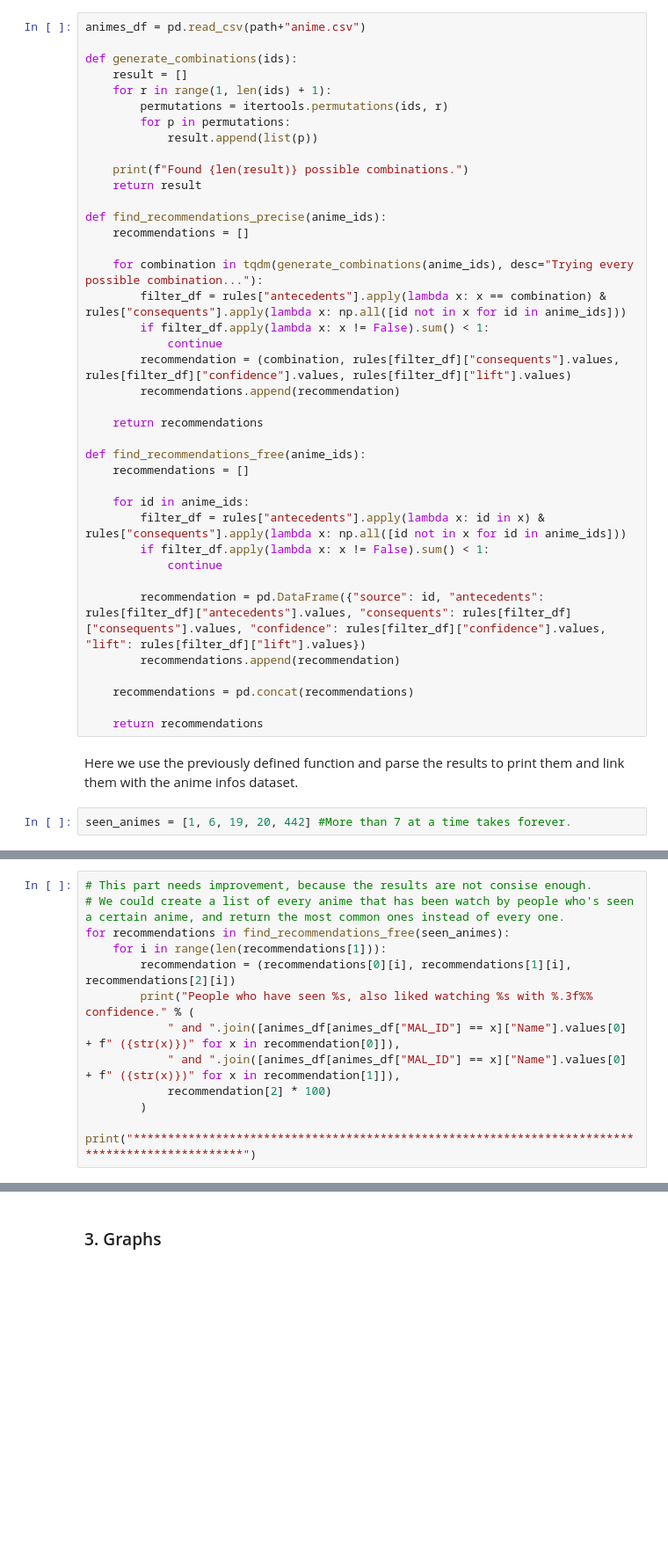
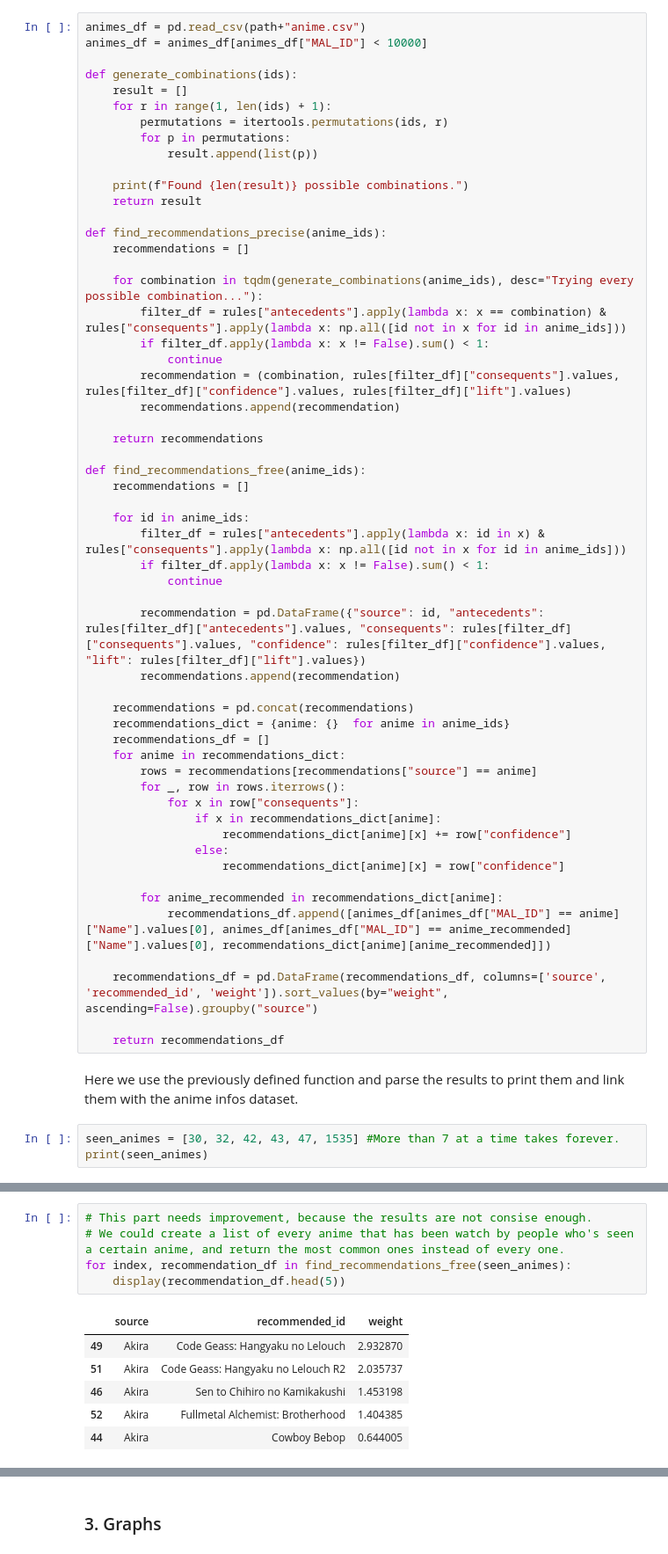
Before and after one commit to Tonin386/julius, a Jupyter notebook: Playlist automation.ipynb, the cells around one changed output, grey strips where cells are left out. Shown: that part at 88% size. Cells and saved outputs as stored; diff of their text form; blank space fills up the shorter version.

Commit message:
Finally coded the new free recommendation algorithm. Only graphs left!

````diff
--- a/Playlist automation.ipynb
+++ b/Playlist automation.ipynb
@@ -109,6 +114,7 @@ These functions are designed to parse and filter the results of the detected rul
 ```find_recommendations_free``` will look for every occurence of each anime id in the rules, even if the antecedents frozen set isn't containing only the given id. (*__This needs improvement__*)
 # %%
 animes_df = pd.read_csv(path+"anime.csv")
+animes_df = animes_df[animes_df["MAL_ID"] < 10000]
 
 def generate_combinations(ids):
 	result = []
@@ -144,9 +150,25 @@ def find_recommendations_free(anime_ids):
 		recommendations.append(recommendation)
 
 	recommendations = pd.concat(recommendations)
+	recommendations_dict = {anime: {}  for anime in anime_ids}
+	recommendations_df = []
+	for anime in recommendations_dict:
+		rows = recommendations[recommendations["source"] == anime]
+		for _, row in rows.iterrows():
+			for x in row["consequents"]:
+				if x in recommendations_dict[anime]:
+					recommendations_dict[anime][x] += row["confidence"]
+				else:
+					recommendations_dict[anime][x] = row["confidence"]
 
-	return recommendations
+		for anime_recommended in recommendations_dict[anime]:
+			recommendations_df.append([animes_df[animes_df["MAL_ID"] == anime]["Name"].values[0], animes_df[animes_df["MAL_ID"] == anime_recommended]["Name"].values[0], recommendations_dict[anime][anime_recommended]])
+
+	recommendations_df = pd.DataFrame(recommendations_df, columns=['source', 'recommended_id', 'weight']).sort_values(by="weight", ascending=False).groupby("source")
+
+	return recommendations_df
 # %% [markdown]
 Here we use the previously defined function and parse the results to print them and link them with the anime infos dataset.
 # %%
-seen_animes = [1, 6, 19, 20, 442] #More than 7 at a time takes forever.
+seen_animes = [30, 32, 42, 43, 47, 1535] #More than 7 at a time takes forever.
+print(seen_animes)
@@ -171,12 +206,12 @@ Because you have seen Cowboy Bebop (1) and Naruto (20), we think you would like
 # %%
 # This part needs improvement, because the results are not consise enough.
 # We could create a list of every anime that has been watch by people who's seen a certain anime, and return the most common ones instead of every one.
-for recommendations in find_recommendations_free(seen_animes):
-	for i in range(len(recommendations[1])):
-		recommendation = (recommendations[0][i], recommendations[1][i], recommendations[2][i])
-		print("People who have seen %s, also liked watching %s with %.3f%% confidence." % (
-			" and ".join([animes_df[animes_df["MAL_ID"] == x]["Name"].values[0] + f" ({str(x)})" for x in recommendation[0]]),
-			" and ".join([animes_df[animes_df["MAL_ID"] == x]["Name"].values[0] + f" ({str(x)})" for x in recommendation[1]]),
-			recommendation[2] * 100)
-		)
-		print("************************************************************************************************")
+for index, recommendation_df in find_recommendations_free(seen_animes):
+	display(recommendation_df.head(5))
+# %% [output]
+|  | source | recommended_id | weight |
+| 49 | Akira | Code Geass: Hangyaku no Lelouch | 2.932870 |
+| 51 | Akira | Code Geass: Hangyaku no Lelouch R2 | 2.035737 |
+| 46 | Akira | Sen to Chihiro no Kamikakushi | 1.453198 |
+| 52 | Akira | Fullmetal Alchemist: Brotherhood | 1.404385 |
+| 44 | Akira | Cowboy Bebop | 0.644005 |
````
Also changed, not shown: parts of 10 cells of this notebook.
